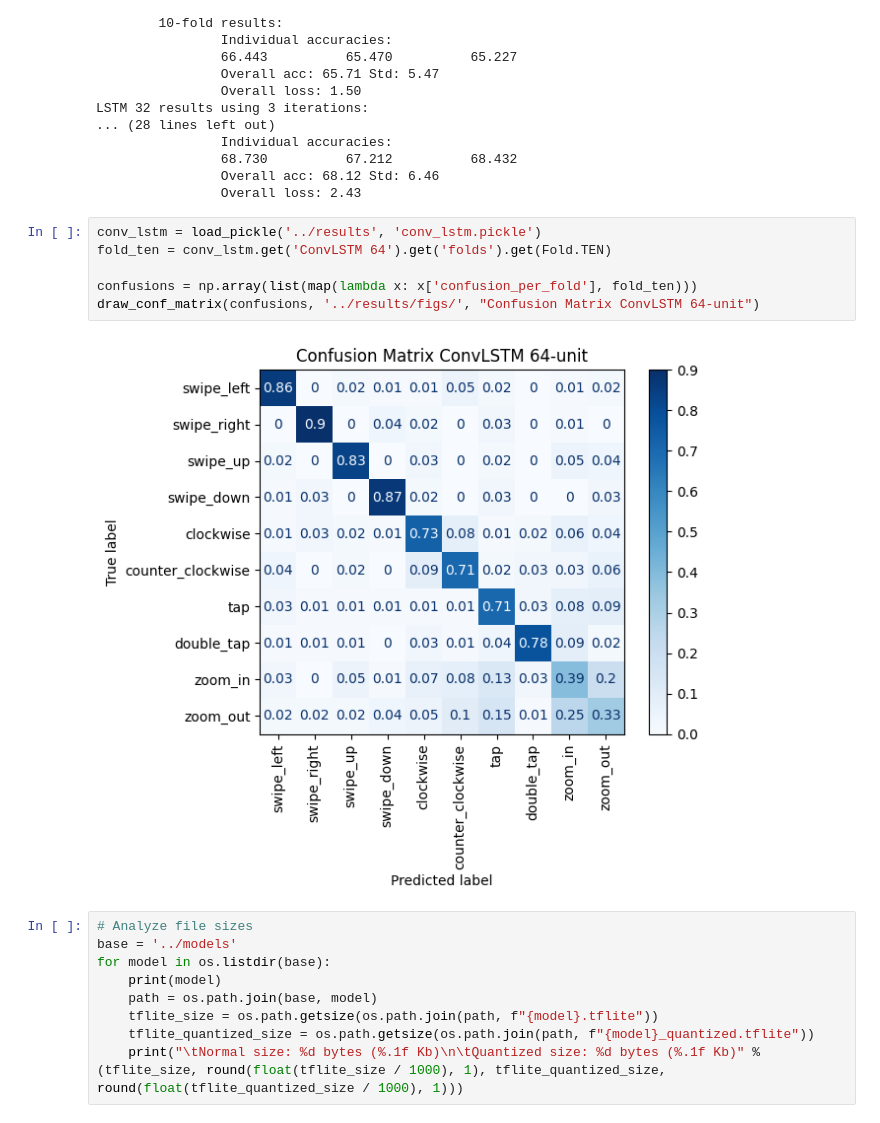
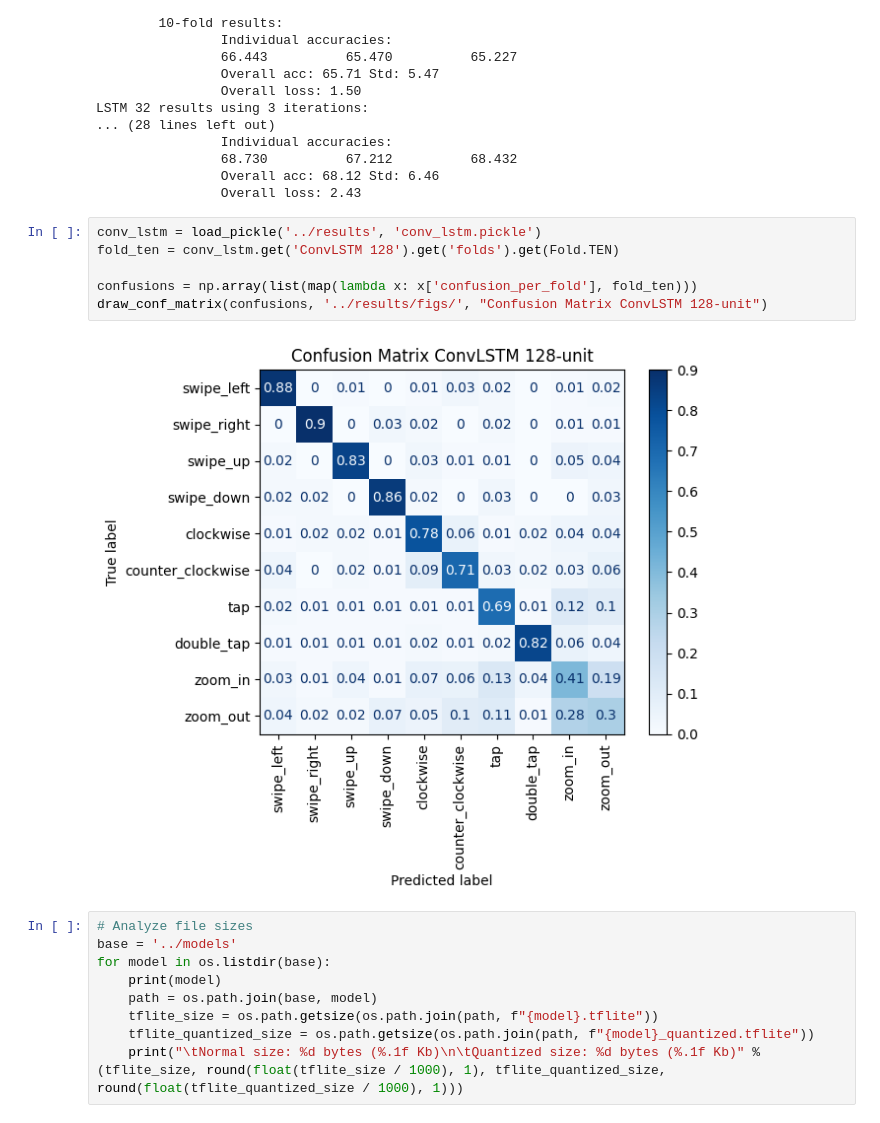
Before and after one commit to SemvandenBroek/CSE3000-gestures, a Jupyter notebook: ml-dev/analyze_results.ipynb, the cells around one changed output. Drawn from its saved outputs; the diff is of its cells as text.

Commit message:
Update Confusion matrix

```diff
--- a/ml-dev/analyze_results.ipynb
+++ b/ml-dev/analyze_results.ipynb
@@ -100,12 +100,12 @@ LSTM 32 results using 3 iterations:
                 Overall loss: 2.43
 # %%
 conv_lstm = load_pickle('../results', 'conv_lstm.pickle')
-fold_ten = conv_lstm.get('ConvLSTM 64').get('folds').get(Fold.TEN)
+fold_ten = conv_lstm.get('ConvLSTM 128').get('folds').get(Fold.TEN)
 
 confusions = np.array(list(map(lambda x: x['confusion_per_fold'], fold_ten)))
-draw_conf_matrix(confusions, '../results/figs/', "Confusion Matrix ConvLSTM 64-unit")
+draw_conf_matrix(confusions, '../results/figs/', "Confusion Matrix ConvLSTM 128-unit")
 # %% [output]
-[figure, old version]
+[figure, new version]
 # %%
 # Analyze file sizes
 base = '../models'
```
Also changed, not shown: 1 other file.
